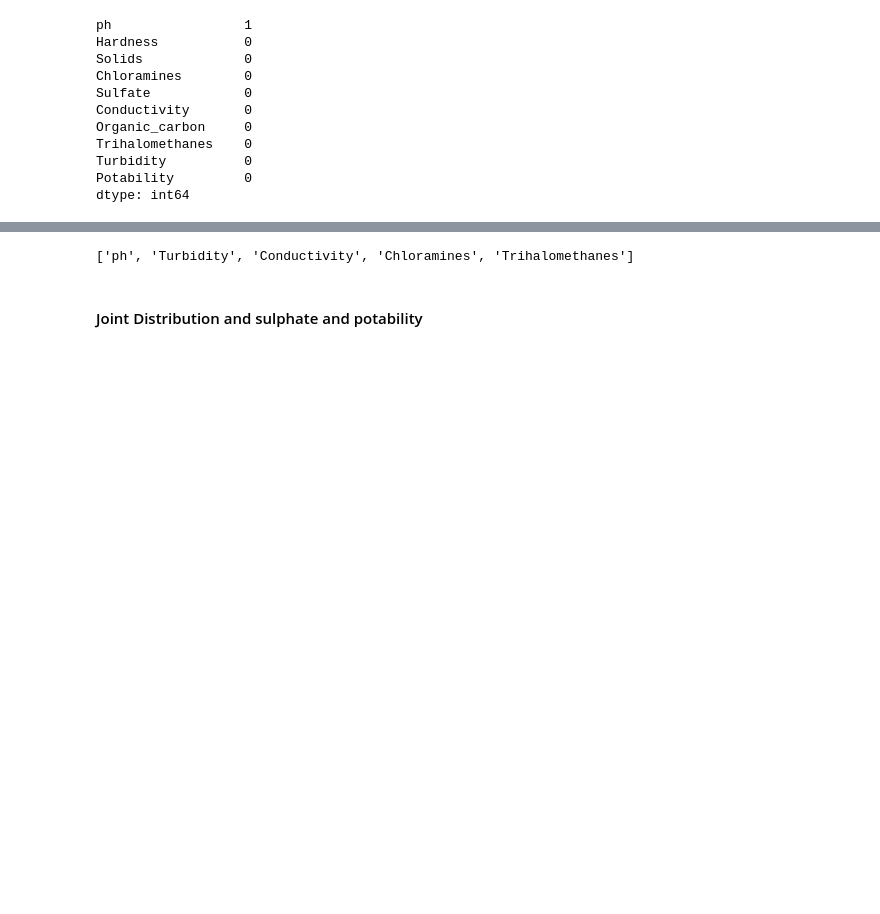
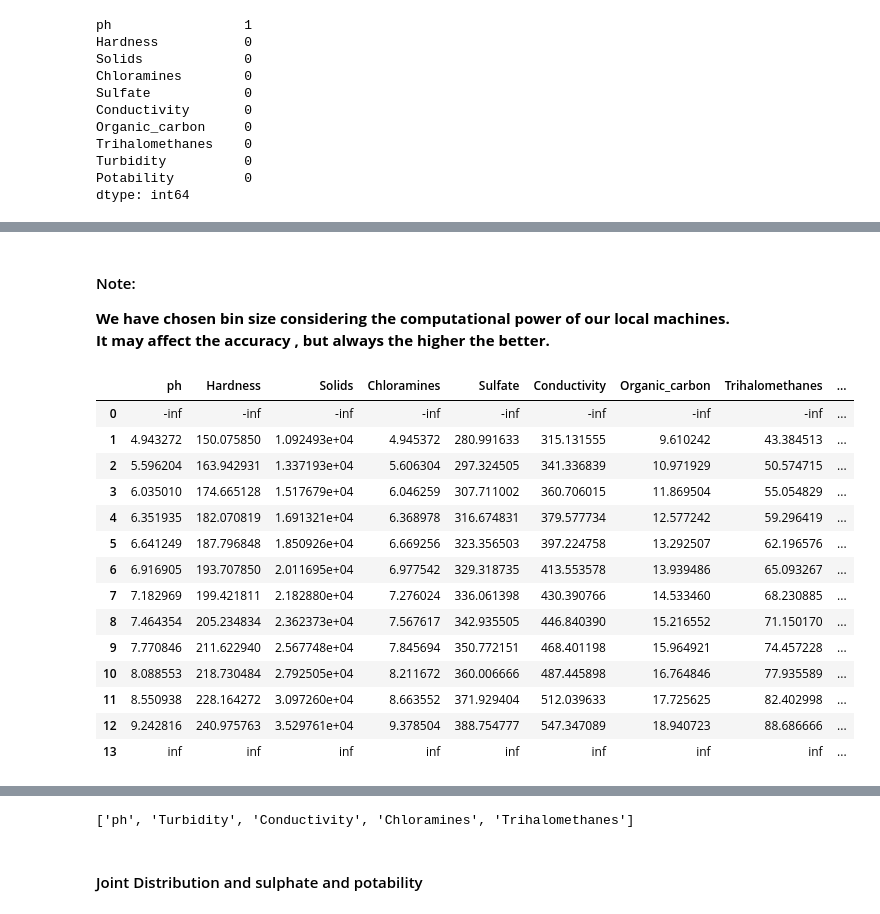
Before and after one commit to umang8496/bits-dse, a Jupyter notebook: aci_assignment_02/final_part1_notebook_p1.ipynb, the cells around one changed output, grey strips where cells are left out. Drawn from its saved outputs; the diff is of its cells as text; code cells hidden in the pictures; blank space fills up the shorter version.

```diff
--- a/aci_assignment_02/final_part1_notebook_p1.ipynb
+++ b/aci_assignment_02/final_part1_notebook_p1.ipynb
@@ -169,19 +125,0 @@ The discretization is done , but to increase the meaning and easy querying of da
-# %%
-j=0
-big_label=[]
-for col in bin_list:
-    print(col,": Min = ",round(min(df[col].unique()),2)," Max = ", round(max(df[col].unique()),2))
-    print()
-    f_ele=str(round(min(df[col].unique()),2))+" to "+str(round(bin_df_equalfrequency[1][col],2))
-    label=[]
-    label.append(f_ele)
-    for i in range(1,bin_size-1):
-        ele=str(round(bin_df_equalfrequency[i][bin_list[j]],2))+" to "+str(round(bin_df_equalfrequency[i+1][bin_list[j]],2))
-        label.append(ele)
-    l_ele=str(round(bin_df_equalfrequency[i+1][bin_list[j]],2))+" to "+str(round(max(df[col].unique()),2))
-    label.append(l_ele)
-    df[col] = pd.cut(df[col],bin_size, labels= label)
-    j+=1
-    print(label)
-    big_label.append(label)
-    print()
@@ -358,0 +174,22 @@ plt.show()
+# %% [markdown]
+#### Note:
+**We have chosen bin size considering the computational power of our local machines.**
+**It may affect the accuracy , but always the higher the better.**
+# %%
+bin_df_equal_frequency.T
+# %% [output]
+|  | ph | Hardness | Solids | Chloramines | Sulfate | Conductivity | Organic_carbon | Trihalomethanes | ... |
+| 0 | -inf | -inf | -inf | -inf | -inf | -inf | -inf | -inf | ... |
+| 1 | 4.943272 | 150.075850 | 1.092493e+04 | 4.945372 | 280.991633 | 315.131555 | 9.610242 | 43.384513 | ... |
+| 2 | 5.596204 | 163.942931 | 1.337193e+04 | 5.606304 | 297.324505 | 341.336839 | 10.971929 | 50.574715 | ... |
+| 3 | 6.035010 | 174.665128 | 1.517679e+04 | 6.046259 | 307.711002 | 360.706015 | 11.869504 | 55.054829 | ... |
+| 4 | 6.351935 | 182.070819 | 1.691321e+04 | 6.368978 | 316.674831 | 379.577734 | 12.577242 | 59.296419 | ... |
+| 5 | 6.641249 | 187.796848 | 1.850926e+04 | 6.669256 | 323.356503 | 397.224758 | 13.292507 | 62.196576 | ... |
+| 6 | 6.916905 | 193.707850 | 2.011695e+04 | 6.977542 | 329.318735 | 413.553578 | 13.939486 | 65.093267 | ... |
+| 7 | 7.182969 | 199.421811 | 2.182880e+04 | 7.276024 | 336.061398 | 430.390766 | 14.533460 | 68.230885 | ... |
+| 8 | 7.464354 | 205.234834 | 2.362373e+04 | 7.567617 | 342.935505 | 446.840390 | 15.216552 | 71.150170 | ... |
+| 9 | 7.770846 | 211.622940 | 2.567748e+04 | 7.845694 | 350.772151 | 468.401198 | 15.964921 | 74.457228 | ... |
+| 10 | 8.088553 | 218.730484 | 2.792505e+04 | 8.211672 | 360.006666 | 487.445898 | 16.764846 | 77.935589 | ... |
+| 11 | 8.550938 | 228.164272 | 3.097260e+04 | 8.663552 | 371.929404 | 512.039633 | 17.725625 | 82.402998 | ... |
+| 12 | 9.242816 | 240.975763 | 3.529761e+04 | 9.378504 | 388.754777 | 547.347089 | 18.940723 | 88.686666 | ... |
+| 13 | inf | inf | inf | inf | inf | inf | inf | inf | ... |
```
Also changed, not shown: parts of 119 cells of this notebook.
